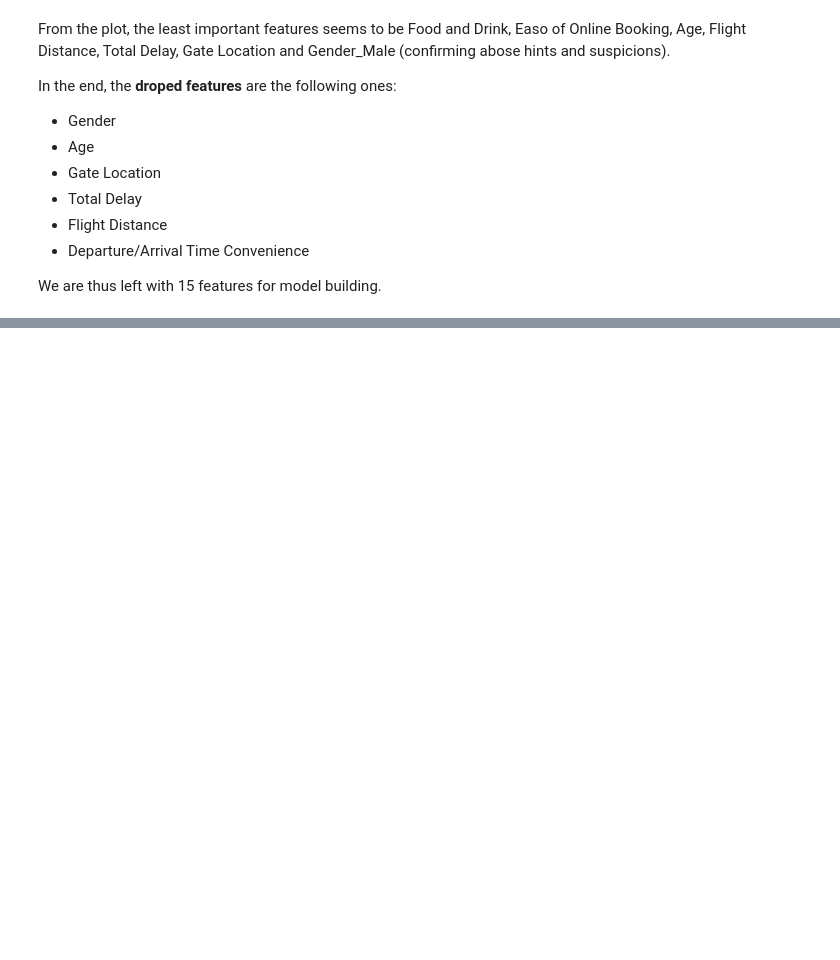
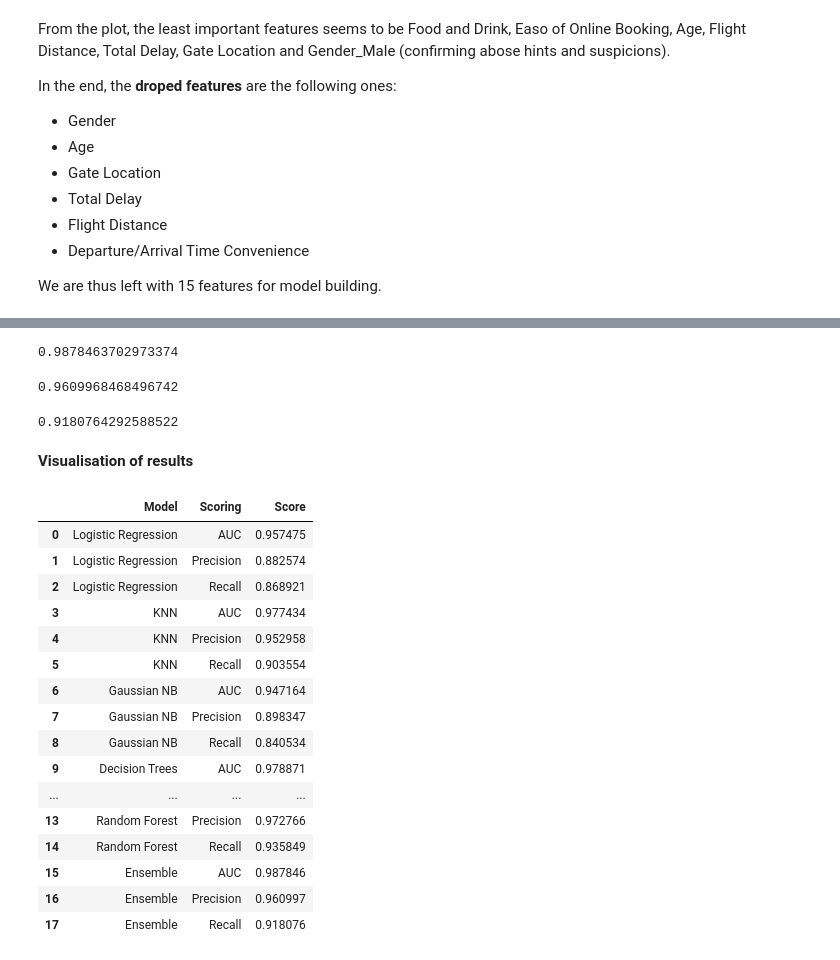
Before and after one commit to federicoding/Airline_Satisfaction, a Jupyter notebook: Airline_Satisfaction_Project.ipynb, the cells around one changed output, grey strips where cells are left out. Drawn from its saved outputs; the diff is of its cells as text; code cells hidden in the pictures; blank space fills up the shorter version.

```diff
--- a/Airline_Satisfaction_Project.ipynb
+++ b/Airline_Satisfaction_Project.ipynb
@@ -430,0 +678,17 @@ We are thus left with 15 features for model building.
+# %%
+Mean_AUC_ensemble_CV = np.mean(cross_val_score(VotingClassifier(estimators=model,voting='soft',n_jobs=-1), X_train_val, y_train_val, cv=kf, scoring='roc_auc'))
+Mean_AUC_ensemble_CV
+# %% [output]
+0.9878463702973374
+# %%
+Mean_Precision_ensemble_CV = np.mean(cross_val_score(VotingClassifier(estimators=model,voting='soft',n_jobs=-1), X_train_val, y_train_val, cv=kf, scoring='precision'))
+Mean_Precision_ensemble_CV
+# %% [output]
+0.9609968468496742
+# %%
+Mean_Recall_ensemble_CV = np.mean(cross_val_score(VotingClassifier(estimators=model,voting='soft',n_jobs=-1), X_train_val, y_train_val, cv=kf, scoring='recall'))
+Mean_Recall_ensemble_CV
+# %% [output]
+0.9180764292588522
+# %% [markdown]
+**Visualisation of results**
@@ -430,0 +705,21 @@ We are thus left with 15 features for model building.
+# %%
+model_df = pd.DataFrame(model_list)
+model_df
+# %% [output]
+|  | Model | Scoring | Score |
+| 0 | Logistic Regression | AUC | 0.957475 |
+| 1 | Logistic Regression | Precision | 0.882574 |
+| 2 | Logistic Regression | Recall | 0.868921 |
+| 3 | KNN | AUC | 0.977434 |
+| 4 | KNN | Precision | 0.952958 |
+| 5 | KNN | Recall | 0.903554 |
+| 6 | Gaussian NB | AUC | 0.947164 |
+| 7 | Gaussian NB | Precision | 0.898347 |
+| 8 | Gaussian NB | Recall | 0.840534 |
+| 9 | Decision Trees | AUC | 0.978871 |
+| ... | ... | ... | ... |
+| 13 | Random Forest | Precision | 0.972766 |
+| 14 | Random Forest | Recall | 0.935849 |
+| 15 | Ensemble | AUC | 0.987846 |
+| 16 | Ensemble | Precision | 0.960997 |
+| 17 | Ensemble | Recall | 0.918076 |
```
Also changed, not shown: parts of 51 cells of this notebook.
